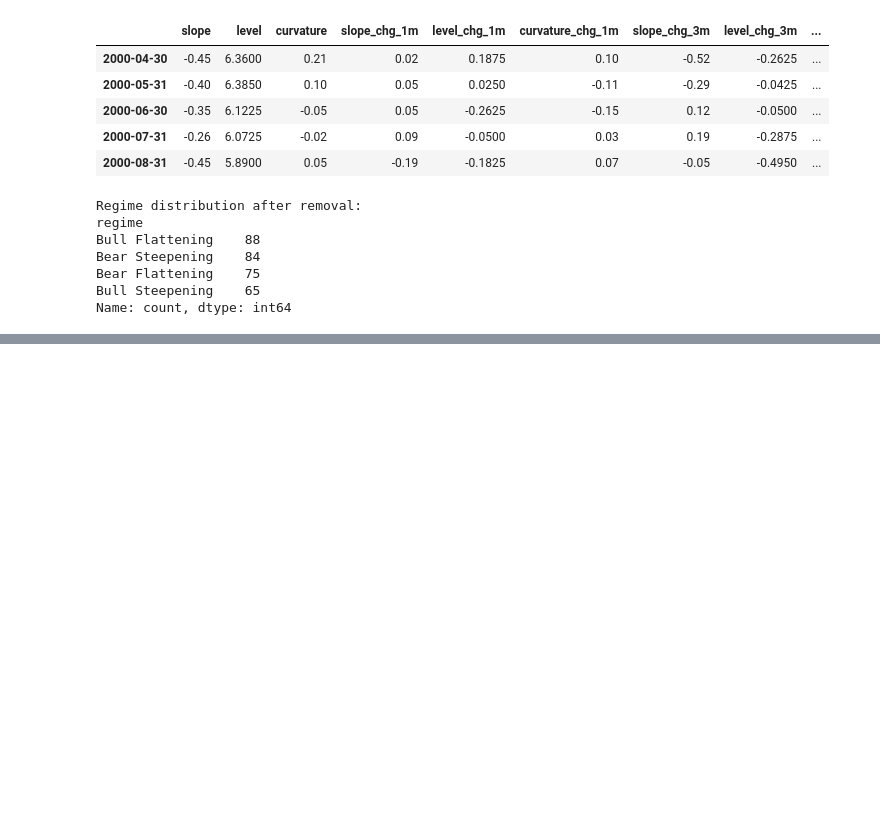
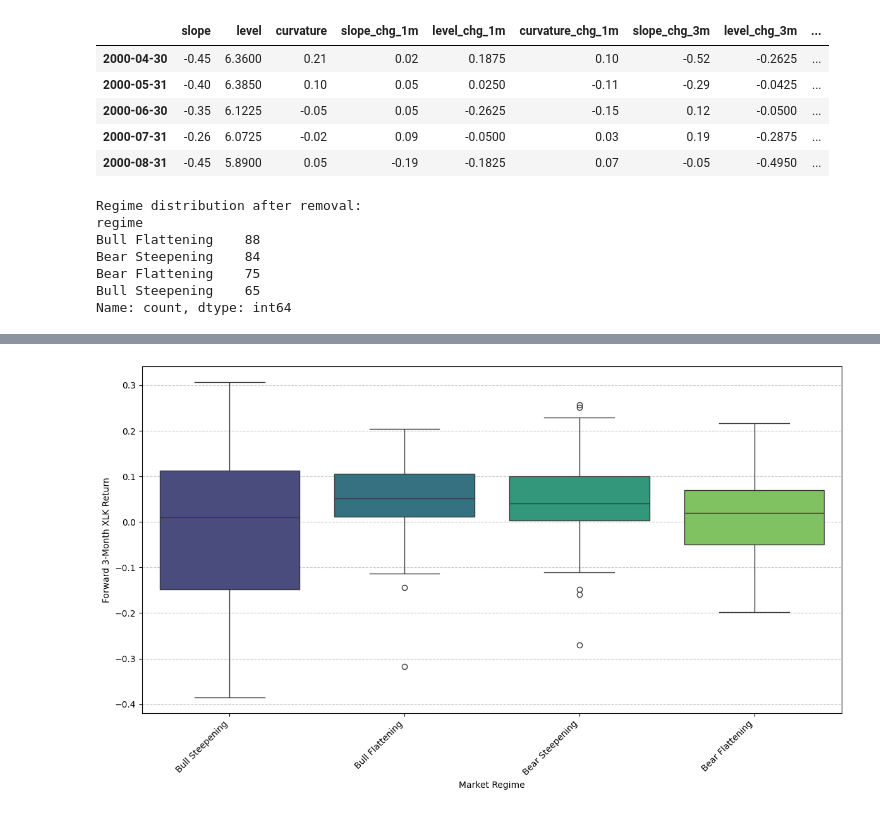
Before and after one commit to praneethk002/AM11_Individual_Assignment, a Jupyter notebook: ML_Final_Assignment.ipynb, the cells around one changed output, grey strips where cells are left out. Saved outputs shown, nothing was run; the diff lists cells and outputs as text; code cells hidden in the pictures; blank space fills up the shorter version.

```diff
--- a/ML_Final_Assignment.ipynb
+++ b/ML_Final_Assignment.ipynb
@@ -400,23 +481,3 @@ Bear Steepening    84
 Bear Flattening    75
 Bull Steepening    65
 Name: count, dtype: int64
-# %%
-# Align df_sectors to the index of df_features before calculating new features
-# This ensures both DataFrames cover the exact same time period after dropping initial NaNs in df_features
-df_sectors_aligned = df_sectors.loc[df_features.index]
-
-# Calculate XLF and XLK outperformance against SPY
-# Outperformance is defined as (Sector Return - SPY Return) > 0
-df_features['XLF_outperform'] = (df_sectors_aligned['XLF'] > df_sectors_aligned['SPY']).astype(int)
-df_features['XLK_outperform'] = (df_sectors_aligned['XLK'] > df_sectors_aligned['SPY']).astype(int)
-
-# Calculate forward 3-month XLF return
-# This means the return from the current month to 3 months in the future.
-# We need to shift the XLF returns up by 3 positions to get the future return.
-# The last 3 months will result in NaN, which we'll handle later if needed for modeling.
-df_features['XLF_forward_3m_return'] = df_sectors_aligned['XLF'].rolling(window=3).sum().shift(-3)
-
-print("df_features head with new performance and forward return features:")
-display(df_features.head())
-print("\ndf_features tail (showing NaNs for forward returns):")
-display(df_features.tail())
@@ -492,0 +570,17 @@ Passing `palette` without assigning `hue` is deprecated and will be removed in v
+# %%
+
+
+# Drop NaNs for the box plot, as forward returns for the last 3 months are NaN
+# We temporarily create a copy for plotting to avoid modifying the original df_features yet
+df_plot = df_features.dropna(subset=['XLK_forward_3m_return']).copy()
+
+plt.figure(figsize=(12, 7))
+sns.boxplot(x='regime', y='XLK_forward_3m_return', data=df_plot, hue='regime', palette='viridis', legend=False )
+plt.xlabel('Market Regime')
+plt.ylabel('Forward 3-Month XLK Return')
+plt.grid(axis='y', linestyle='--', alpha=0.7)
+plt.xticks(rotation=45, ha='right')
+plt.tight_layout()
+plt.show()
+# %% [output]
+[figure, added]
```
Also changed, not shown: parts of 33 cells of this notebook.
